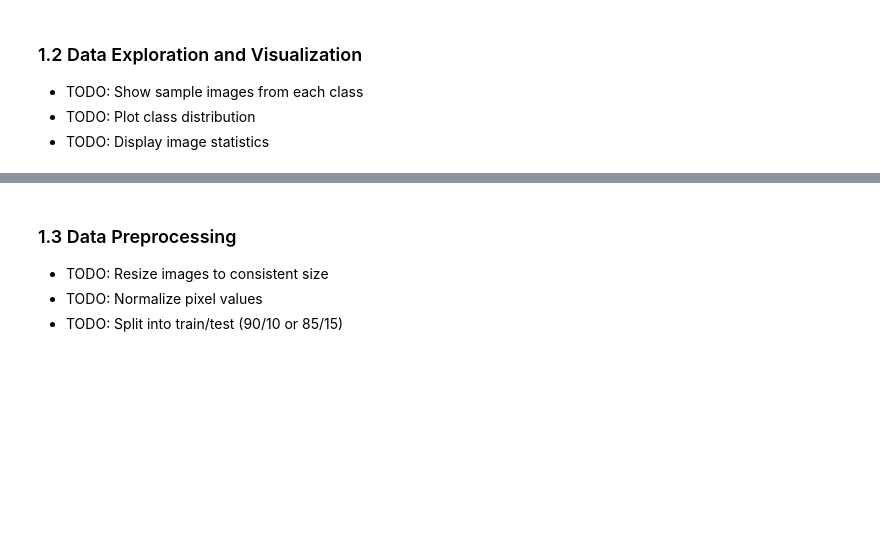
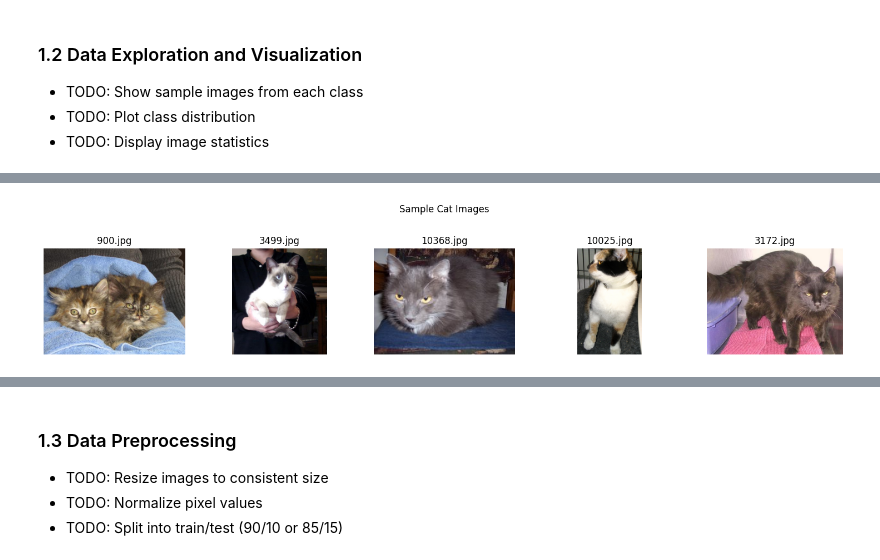
Before and after one commit to MManibharathi/CNN_image_classfication, a Jupyter notebook: CNN_assignment_template (1).ipynb, the cells around one changed output, grey strips where cells are left out. Saved outputs shown, nothing was run; the diff lists cells and outputs as text; code cells hidden in the pictures; blank space fills up the shorter version.

```diff
--- a/CNN_assignment_template (1).ipynb
+++ b/CNN_assignment_template (1).ipynb
@@ -193,3 +246,98 @@ NameError: name 'primary_metric' is not defined
 - TODO: Show sample images from each class
 - TODO: Plot class distribution
 - TODO: Display image statistics
+# %%
+import random
+
+# Part 1: Show sample images from each class
+def display_sample_images(image_paths, title, num_images=5):
+    plt.figure(figsize=(15, 3))
+    plt.suptitle(title)
+    for i, img_path in enumerate(image_paths[:num_images]):
+        try:
+            img = cv2.imread(img_path)
+            if img is not None:
+                img = cv2.cvtColor(img, cv2.COLOR_BGR2RGB) # Convert BGR to RGB for matplotlib
+                plt.subplot(1, num_images, i + 1)
+                plt.imshow(img)
+                plt.title(os.path.basename(img_path))
+                plt.axis('off')
+            else:
+                print(f"Warning: Could not read image file: {img_path}")
+                plt.subplot(1, num_images, i + 1)
+                plt.text(0.5, 0.5, "Read Error", ha='center', va='center')
+                plt.axis('off')
+        except Exception as e:
+            print(f"Could not load image {img_path}: {e}")
+            plt.subplot(1, num_images, i + 1)
+            plt.text(0.5, 0.5, "Error", ha='center', va='center')
+            plt.axis('off')
+    plt.tight_layout(rect=[0, 0.03, 1, 0.95])
+    plt.show()
+
+# Get some sample image paths
+cat_image_files = [os.path.join(cat_dir, f) for f in os.listdir(cat_dir) if os.path.isfile(os.path.join(cat_dir, f))]
+dog_image_files = [os.path.join(dog_dir, f) for f in os.listdir(dog_dir) if os.path.isfile(os.path.join(dog_dir, f))]
+
+# Shuffle and select a few to display
+random.shuffle(cat_image_files)
+random.shuffle(dog_image_files)
+
+print("--- Sample Cat Images ---")
+display_sample_images(cat_image_files, "Sample Cat Images")
+
+print("\n--- Sample Dog Images ---")
+display_sample_images(dog_image_files, "Sample Dog Images")
+
+
+# Part 2: Plot class distribution
+print("\n--- Class Distribution ---")
+class_names = ['Cat', 'Dog']
+class_counts = [cat_count, dog_count]
+
+plt.figure(figsize=(7, 5))
+sns.barplot(x=class_names, y=class_counts, palette='viridis')
+plt.title('Class Distribution of Cat vs Dog Images')
+plt.xlabel('Class')
+plt.ylabel('Number of Images')
+plt.show()
+
+# Part 3: Display image statistics
+print("\n--- Image Statistics (sampled) ---")
+# Sample a subset of images for calculating statistics to avoid long processing time
+sample_size = 200 # Number of images to sample from each class
+sampled_cat_paths = cat_image_files[:sample_size]
+sampled_dog_paths = dog_image_files[:sample_size]
+all_sampled_paths = sampled_cat_paths + sampled_dog_paths
+
+widths = []
+heights = []
+channels = []
+
+for img_path in all_sampled_paths:
+    try:
+        img = cv2.imread(img_path)
+        if img is not None:
+            h, w, c = img.shape
+            widths.append(w)
+            heights.append(h)
+            channels.append(c)
+        else:
+            print(f"Skipping unreadable image: {img_path}")
+    except Exception as e:
+        print(f"Skipping {img_path} due to error: {e}")
+
+if widths and heights and channels:
+    print(f"Number of sampled images for statistics: {len(widths)}")
+    print(f"Min Width: {np.min(widths)}px, Max Width: {np.max(widths)}px, Avg Width: {np.mean(widths):.2f}px")
+    print(f"Min Height: {np.min(heights)}px, Max Height: {np.max(heights)}px, Avg Height: {np.mean(heights):.2f}px")
+    if len(set(channels)) == 1: # Check if all images have the same number of channels
+        print(f"Number of channels: {channels[0]}")
+    else:
+        # If channels vary, show the most common one
+        most_common_channels = np.bincount(channels).argmax()
+        print(f"Most common channels: {most_common_channels} (channels vary among samples)")
+    print(f"Predefined target image shape for model: {image_shape}")
+else:
+    print("Could not collect image statistics from sampled images. Check if image paths are valid or images are readable.")
+# %% [output]
@@ -195,0 +345 @@ NameError: name 'primary_metric' is not defined
+[figure, added]
```
Also changed, not shown: parts of 8 cells of this notebook.
